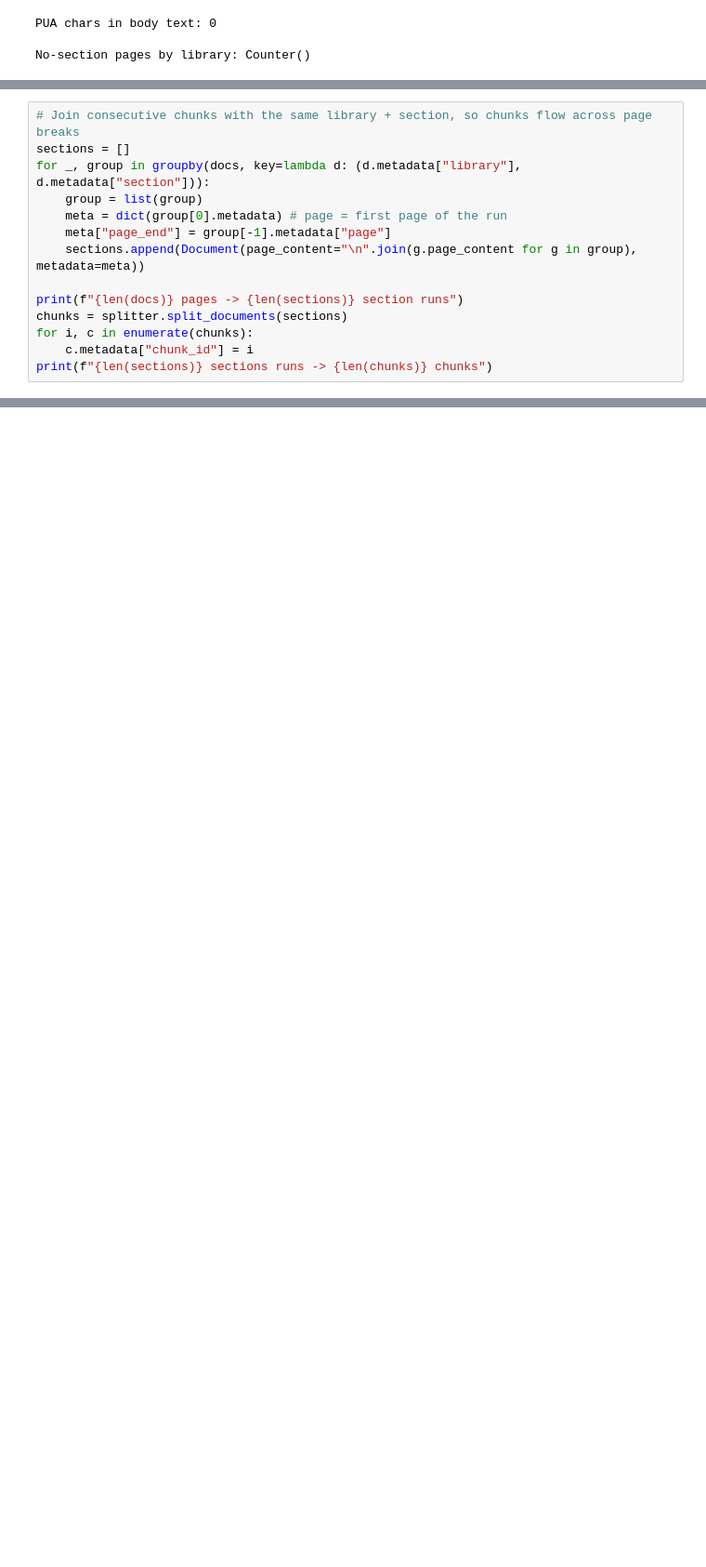
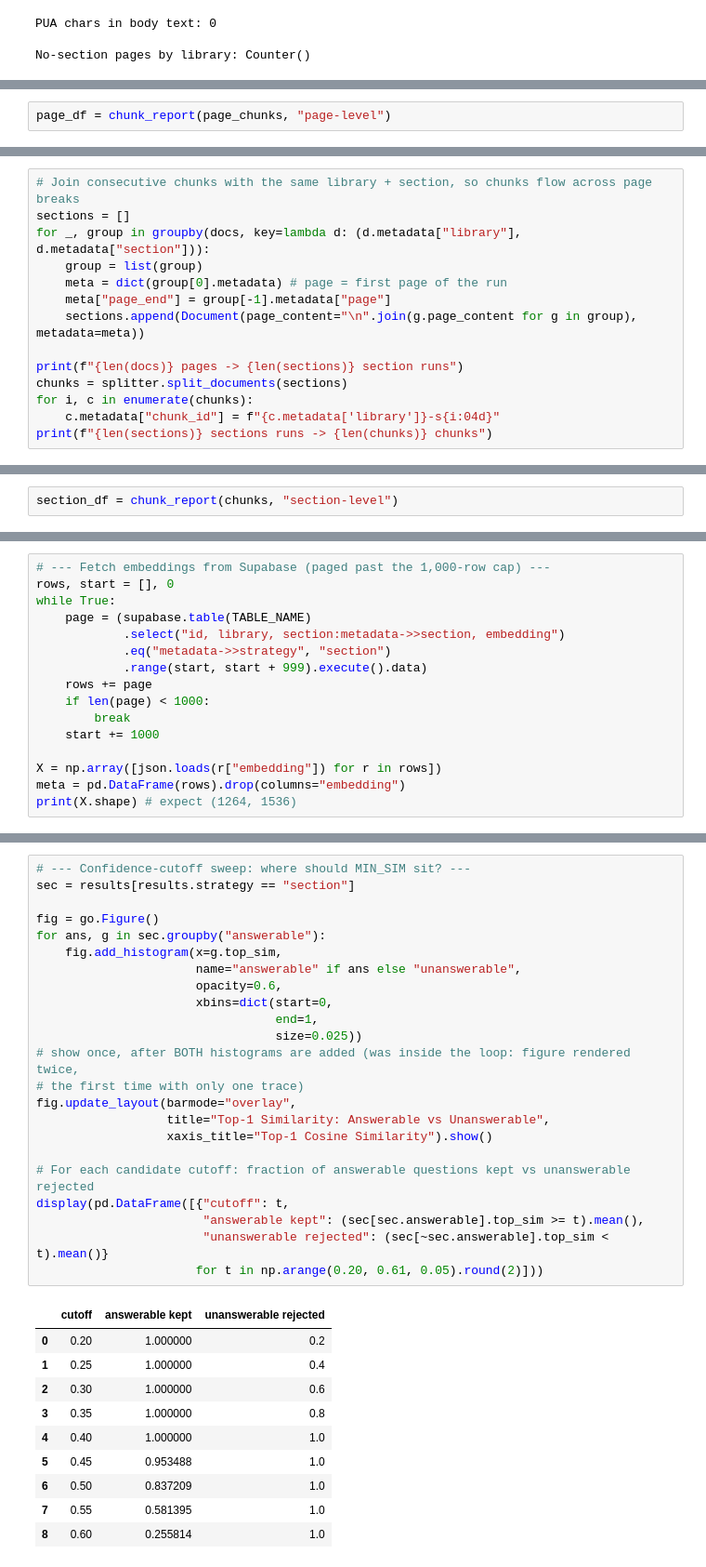
Before and after one commit to MWPerrineJr/llm_engineering-1, a Jupyter notebook: datascience_rag/datascience_rag.ipynb, the cells around one changed output, grey strips where cells are left out. Shown at 93% size. Drawn from its saved outputs; the diff is of its cells as text; blank space fills up the shorter version.

```diff
--- a/datascience_rag/datascience_rag.ipynb
+++ b/datascience_rag/datascience_rag.ipynb
@@ -232,0 +311,2 @@ Total tokens: 606,823 -> est.embedding cost $0.08
+# %%
+page_df = chunk_report(page_chunks, "page-level")
@@ -242,6 +340,6 @@ for _, group in groupby(docs, key=lambda d: (d.metadata["library"], d.metadata["
 print(f"{len(docs)} pages -> {len(sections)} section runs")
 chunks = splitter.split_documents(sections)
 for i, c in enumerate(chunks):
-    c.metadata["chunk_id"] = i
+    c.metadata["chunk_id"] = f"{c.metadata['library']}-s{i:04d}"
 print(f"{len(sections)} sections runs -> {len(chunks)} chunks")
 # %% [output]
@@ -308,0 +354,2 @@ class Chunk(BaseModel):
+# %%
+section_df = chunk_report(chunks, "section-level")
@@ -308,0 +564,16 @@ class Chunk(BaseModel):
+# %%
+# --- Fetch embeddings from Supabase (paged past the 1,000-row cap) ---
+rows, start = [], 0
+while True:
+    page = (supabase.table(TABLE_NAME)
+            .select("id, library, section:metadata->>section, embedding")
+            .eq("metadata->>strategy", "section")
+            .range(start, start + 999).execute().data)
+    rows += page
+    if len(page) < 1000:
+        break
+    start += 1000
+
+X = np.array([json.loads(r["embedding"]) for r in rows])
+meta = pd.DataFrame(rows).drop(columns="embedding")
+print(X.shape) # expect (1264, 1536)
@@ -308,0 +849,34 @@ class Chunk(BaseModel):
+# %%
+# --- Confidence-cutoff sweep: where should MIN_SIM sit? ---
+sec = results[results.strategy == "section"]
+
+fig = go.Figure()
+for ans, g in sec.groupby("answerable"):
+    fig.add_histogram(x=g.top_sim,
+                      name="answerable" if ans else "unanswerable",
+                      opacity=0.6,
+                      xbins=dict(start=0,
+                                 end=1,
+                                 size=0.025))
+# show once, after BOTH histograms are added (was inside the loop: figure rendered twice,
+# the first time with only one trace)
+fig.update_layout(barmode="overlay",
+                  title="Top-1 Similarity: Answerable vs Unanswerable",
+                  xaxis_title="Top-1 Cosine Similarity").show()
+
+# For each candidate cutoff: fraction of answerable questions kept vs unanswerable rejected
+display(pd.DataFrame([{"cutoff": t,
+                       "answerable kept": (sec[sec.answerable].top_sim >= t).mean(),
+                       "unanswerable rejected": (sec[~sec.answerable].top_sim < t).mean()}
+                      for t in np.arange(0.20, 0.61, 0.05).round(2)]))
+# %% [output]
+|  | cutoff | answerable kept | unanswerable rejected |
+| 0 | 0.20 | 1.000000 | 0.2 |
+| 1 | 0.25 | 1.000000 | 0.4 |
+| 2 | 0.30 | 1.000000 | 0.6 |
+| 3 | 0.35 | 1.000000 | 0.8 |
+| 4 | 0.40 | 1.000000 | 1.0 |
+| 5 | 0.45 | 0.953488 | 1.0 |
+| 6 | 0.50 | 0.837209 | 1.0 |
+| 7 | 0.55 | 0.581395 | 1.0 |
+| 8 | 0.60 | 0.255814 | 1.0 |
```
Also changed, not shown: parts of 39 cells of this notebook, 1 other file.
